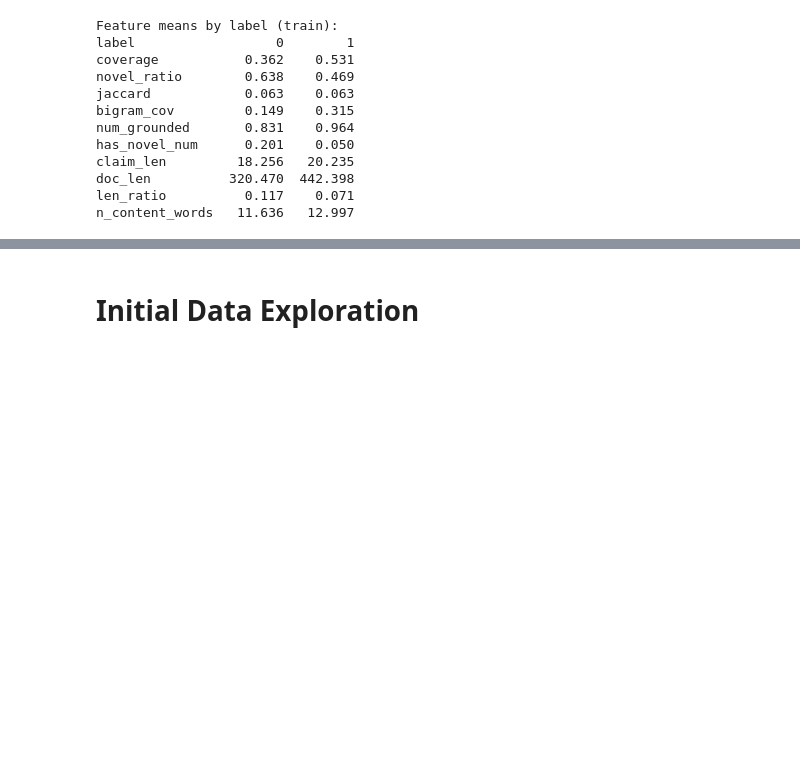
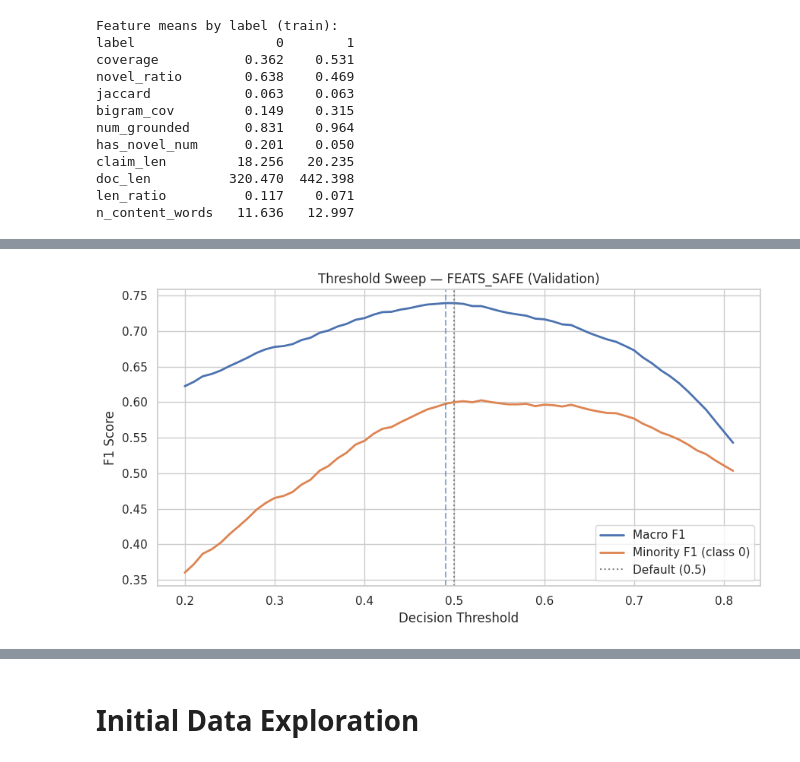
Before and after one commit to lexinejazly-asuncion/Hallucination_Detection, a Jupyter notebook: Hallucination_Detection.ipynb, the cells around one changed output, grey strips where cells are left out. Drawn from its saved outputs; the diff is of its cells as text; code cells hidden in the pictures; blank space fills up the shorter version.

```diff
--- a/Hallucination_Detection.ipynb
+++ b/Hallucination_Detection.ipynb
@@ -435,0 +442,12 @@ n_content_words   11.636   12.997
+# %%
+RANDOM_STATE = 42
+
+FEATS_FULL = [
+    "coverage", "bigram_cov", "num_grounded", "has_novel_num",
+    "claim_len", "n_content_words", "doc_len", "len_ratio",
+]
+
+FEATS_SAFE = [
+    "coverage", "bigram_cov", "num_grounded", "has_novel_num",
+    "claim_len", "n_content_words",
+]
@@ -435,0 +620,85 @@ n_content_words   11.636   12.997
+# %%
+# ── 3.5.1  TRAIN FINAL MODEL ON FEATS_SAFE ──────────────────
+rf_final, proba_val, pred_val_default, names_final = train_eval(
+    FEATS_SAFE, "FINAL MODEL — FEATS_SAFE", use_tfidf=True
+)
+
+
+# ── 3.5.2  FIND BEST THRESHOLD FOR MINORITY CLASS ───────────
+# Default 0.5 rarely optimal under 3.11x imbalance.
+# We sweep thresholds and pick the one that maximizes
+# macro F1 on validation (balances both classes fairly).
+
+thresholds = np.arange(0.20, 0.81, 0.01)
+macro_f1s, minority_f1s = [], []
+
+for t in thresholds:
+    pred_t = (proba_val >= t).astype(int)
+    macro_f1s.append(f1_score(y_val, pred_t, average="macro"))
+    minority_f1s.append(f1_score(y_val, pred_t, pos_label=0))
+
+macro_f1s   = np.array(macro_f1s)
+minority_f1s = np.array(minority_f1s)
+
+best_macro_t    = thresholds[macro_f1s.argmax()]
+best_minority_t = thresholds[minority_f1s.argmax()]
+
+print(f"Default threshold (0.50):")
+print(f"  macro F1:    {f1_score(y_val, (proba_val>=0.5).astype(int), average='macro'):.3f}")
+print(f"  minority F1: {f1_score(y_val, (proba_val>=0.5).astype(int), pos_label=0):.3f}")
+print(f"\nBest macro F1 threshold:    {best_macro_t:.2f}  →  macro F1 {macro_f1s.max():.3f}")
+print(f"Best minority F1 threshold: {best_minority_t:.2f}  →  minority F1 {minority_f1s.max():.3f}")
+
+
+# ── 3.5.3  PLOT THRESHOLD SWEEP ─────────────────────────────
+fig, ax = plt.subplots(figsize=(9, 5))
+ax.plot(thresholds, macro_f1s, label="Macro F1", color="#4C72B0", lw=2)
+ax.plot(thresholds, minority_f1s, label="Minority F1 (class 0)", color="#DD8452", lw=2)
+ax.axvline(0.5, ls=":", c="gray", label="Default (0.5)")
+ax.axvline(best_macro_t, ls="--", c="#4C72B0", alpha=0.6)
+ax.set_xlabel("Decision Threshold")
+ax.set_ylabel("F1 Score")
+ax.set_title("Threshold Sweep — FEATS_SAFE (Validation)")
+ax.legend()
+plt.tight_layout(); plt.show()
+
+
+# ── 3.5.4  EVALUATE AT CHOSEN THRESHOLD ─────────────────────
+# Going with best_macro_t — balances both classes without
+# over-sacrificing the majority. Swap to best_minority_t if
+# catching hallucinations matters more than false alarms.
+CHOSEN_T = best_macro_t
+
+pred_val_tuned = (proba_val >= CHOSEN_T).astype(int)
+
+print(f"\n{'='*55}")
+print(f"FINAL REPORT @ threshold = {CHOSEN_T:.2f}")
+print(f"{'='*55}")
+print(classification_report(y_val, pred_val_tuned,
+      target_names=["Not Supported (0)", "Supported (1)"], digits=3))
+print(f"AUC-ROC: {roc_auc_score(y_val, proba_val):.3f}")
+
+
+# ── 3.5.5  PER-SOURCE AT TUNED THRESHOLD ────────────────────
+rows = []
+for src in sorted(val_df["dataset"].unique()):
+    m = val_df["dataset"] == src
+    if m.sum() < 20:
+        continue
+    _, _, f_def, _ = precision_recall_fscore_support(
+        y_val[m], pred_val_default[m], average="macro", zero_division=0)
+    _, _, f_tun, _ = precision_recall_fscore_support(
+        y_val[m], pred_val_tuned[m], average="macro", zero_division=0)
+    rows.append({
+        "source": src,
+        "n": int(m.sum()),
+        "pct_supported": round(y_val[m].mean()*100, 1),
+        "F1_default": round(f_def, 3),
+        "F1_tuned": round(f_tun, 3),
+        "delta": round(f_tun - f_def, 3),
+    })
+
+comp_thresh = pd.DataFrame(rows).set_index("source").sort_values("n")
+print("\nPer-source: default (0.5) vs tuned threshold")
+print(comp_thresh)
+# %% [output]
@@ -435,0 +722 @@ n_content_words   11.636   12.997
+[figure, added]
```
Also changed, not shown: parts of 13 cells of this notebook.
